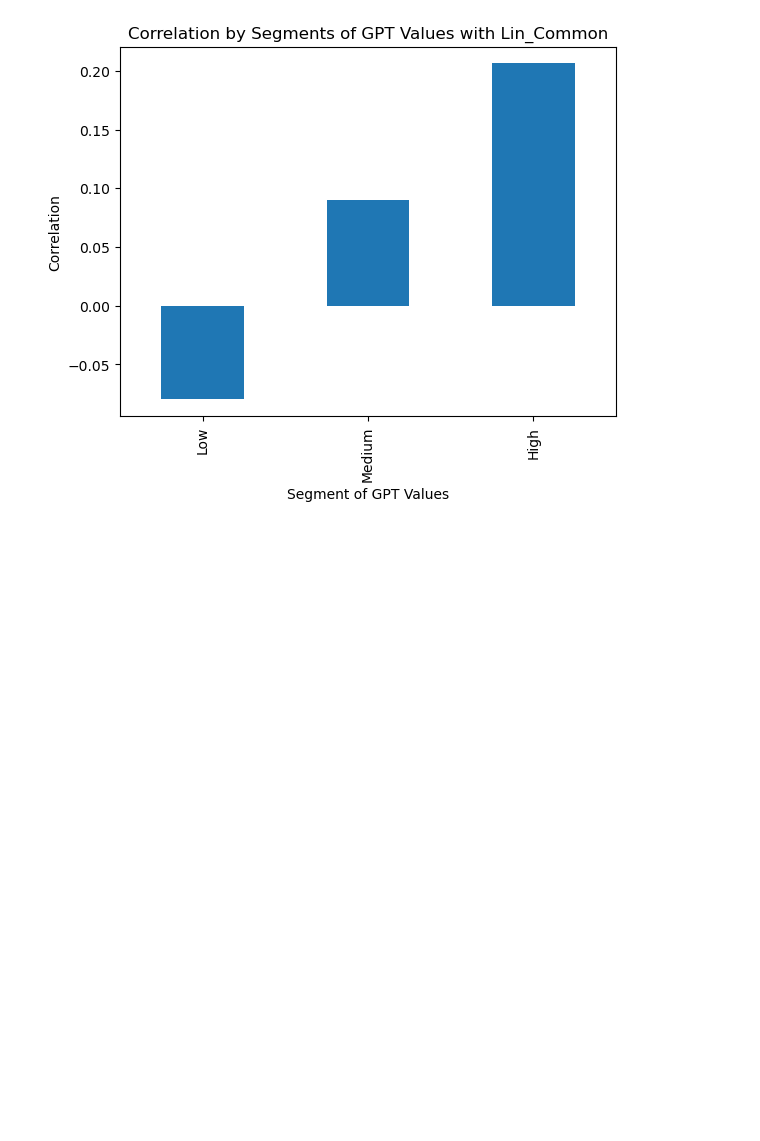
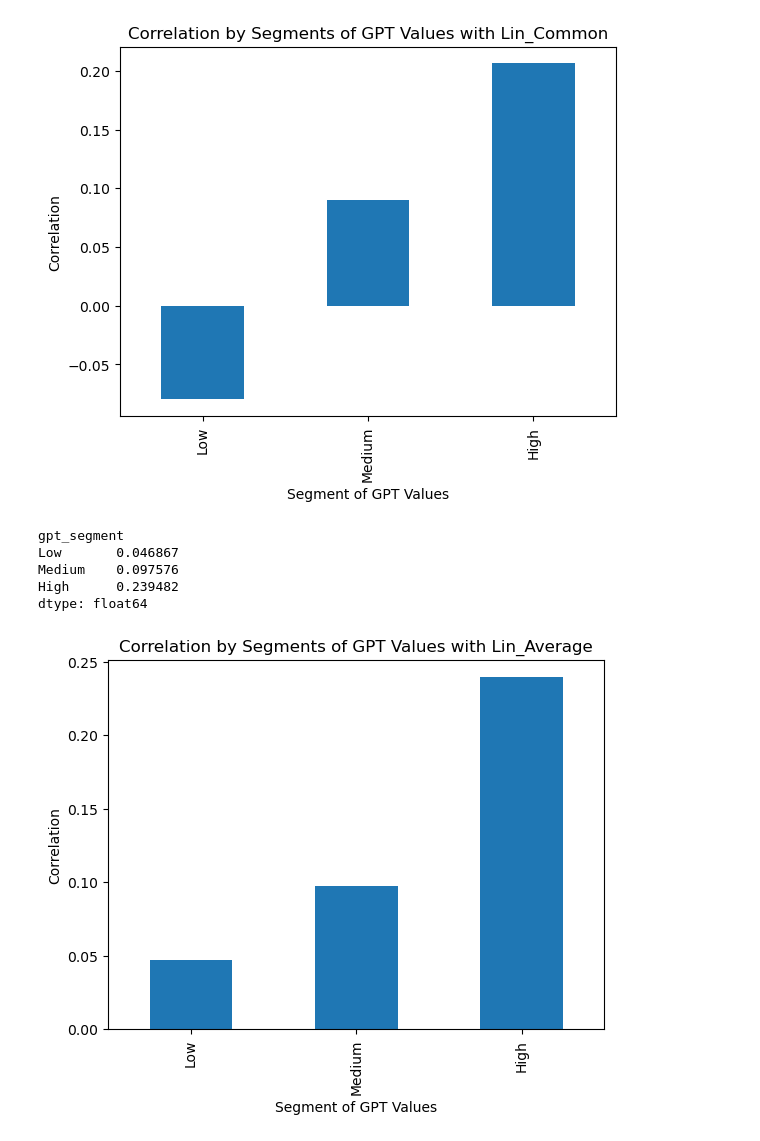
Before and after one commit to zg915/GPT_synonym_embedding, a Jupyter notebook: 454eda.ipynb, the cells around one changed output. Drawn from its saved outputs; the diff is of its cells as text; code cells hidden in the pictures; blank space fills up the shorter version.

```diff
--- a/454eda.ipynb
+++ b/454eda.ipynb
@@ -192,3 +192,20 @@ Medium    0.090255
 High      0.206294
 dtype: float64
 [figure]
+# %%
+segmented_corr = data.groupby('gpt_segment').apply(lambda x: x['gpt'].corr(x['lin_average']))
+
+print(segmented_corr)
+
+segmented_corr.plot(kind='bar')
+plt.title('Correlation by Segments of GPT Values with Lin_Average')
+plt.ylabel('Correlation')
+plt.xlabel('Segment of GPT Values')
+plt.show()
+# %% [output]
+gpt_segment
+Low       0.046867
+Medium    0.097576
+High      0.239482
+dtype: float64
+[figure, added]
```
